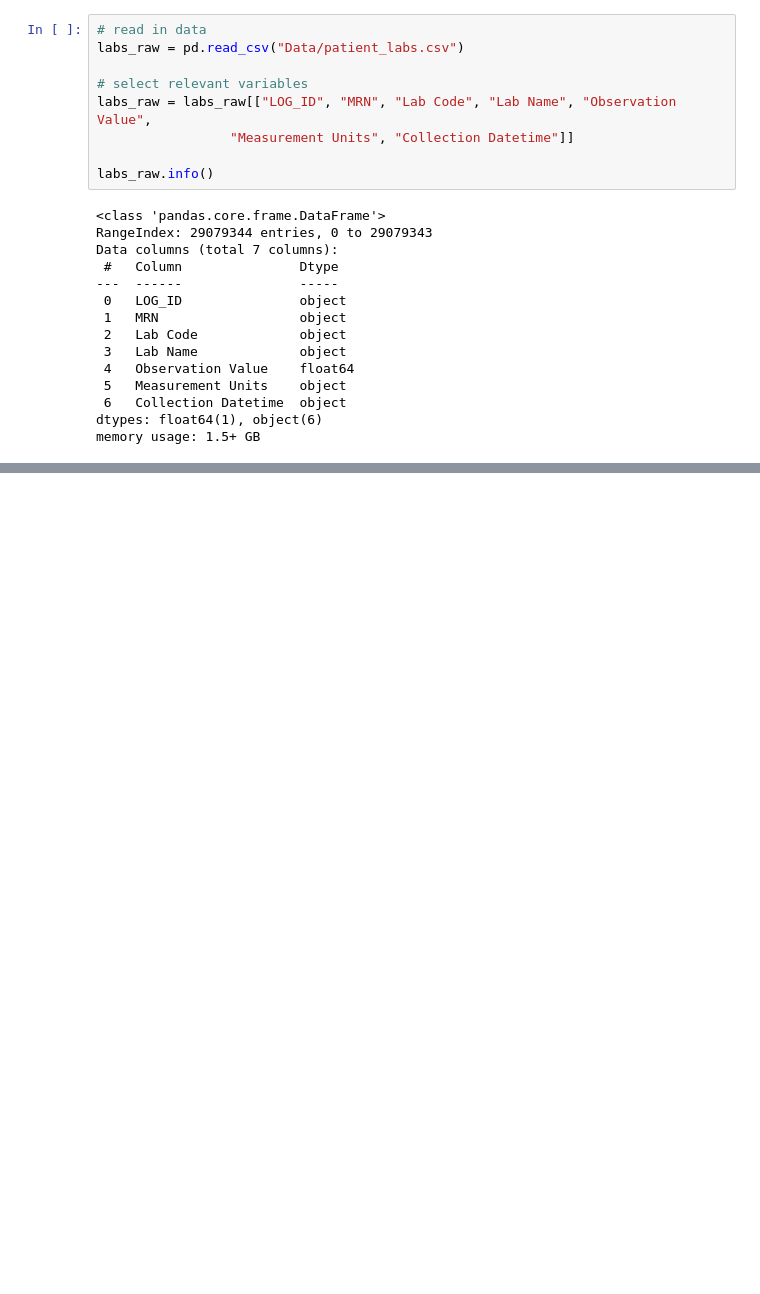
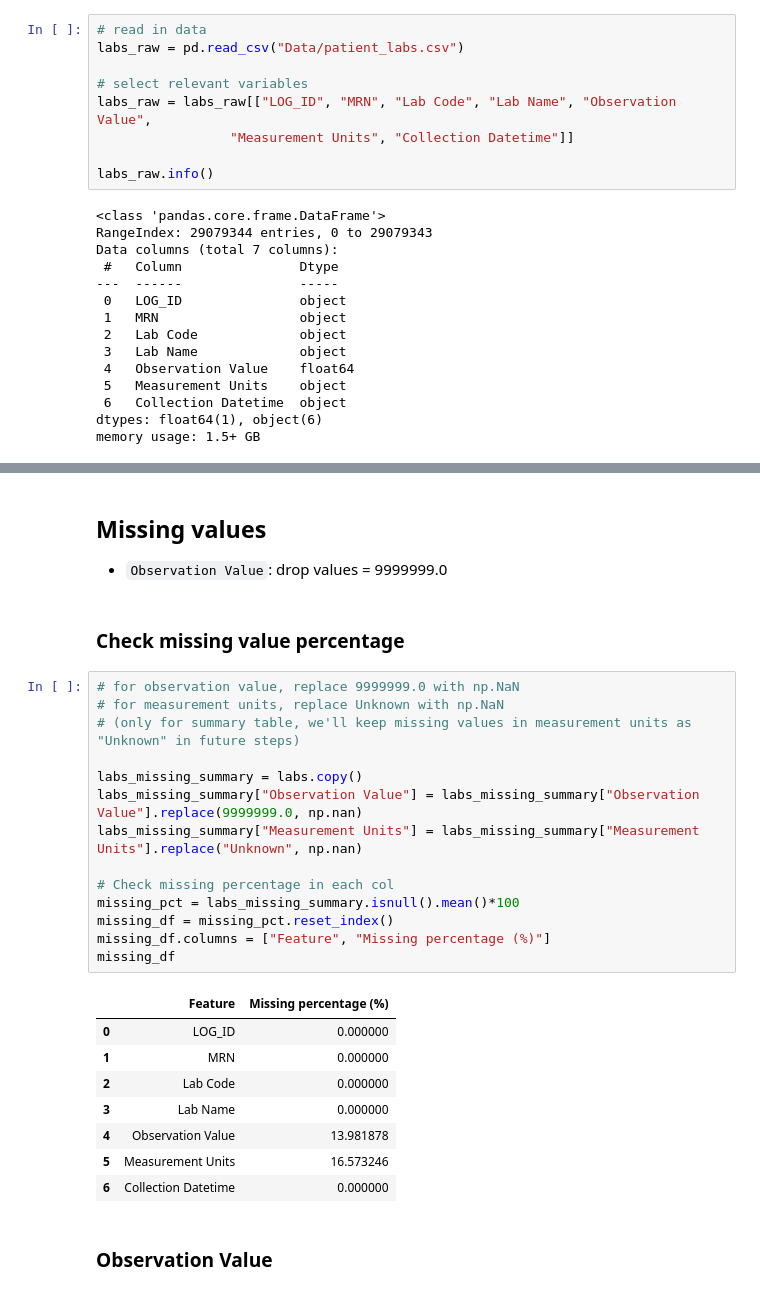
Before and after one commit to MOVER-analysis/MOVER-analysis, a Jupyter notebook: cleaning.ipynb, the cells around one changed output, grey strips where cells are left out. Cells and saved outputs as stored; diff of their text form; blank space fills up the shorter version.

```diff
--- a/cleaning.ipynb
+++ b/cleaning.ipynb
@@ -500,0 +566,31 @@ memory usage: 1.5+ GB
+# %% [markdown]
+## Missing values
+
+- `Observation Value`: drop values = 9999999.0
+# %% [markdown]
+### Check missing value percentage
+# %%
+# for observation value, replace 9999999.0 with np.NaN
+# for measurement units, replace Unknown with np.NaN
+# (only for summary table, we'll keep missing values in measurement units as "Unknown" in future steps)
+
+labs_missing_summary = labs.copy()
+labs_missing_summary["Observation Value"] = labs_missing_summary["Observation Value"].replace(9999999.0, np.nan)
+labs_missing_summary["Measurement Units"] = labs_missing_summary["Measurement Units"].replace("Unknown", np.nan)
+
+# Check missing percentage in each col
+missing_pct = labs_missing_summary.isnull().mean()*100
+missing_df = missing_pct.reset_index()
+missing_df.columns = ["Feature", "Missing percentage (%)"]
+missing_df
+# %% [output]
+|  | Feature | Missing percentage (%) |
+| 0 | LOG_ID | 0.000000 |
+| 1 | MRN | 0.000000 |
+| 2 | Lab Code | 0.000000 |
+| 3 | Lab Name | 0.000000 |
+| 4 | Observation Value | 13.981878 |
+| 5 | Measurement Units | 16.573246 |
+| 6 | Collection Datetime | 0.000000 |
+# %% [markdown]
+### Observation Value
```
Also changed, not shown: parts of 17 cells of this notebook.
